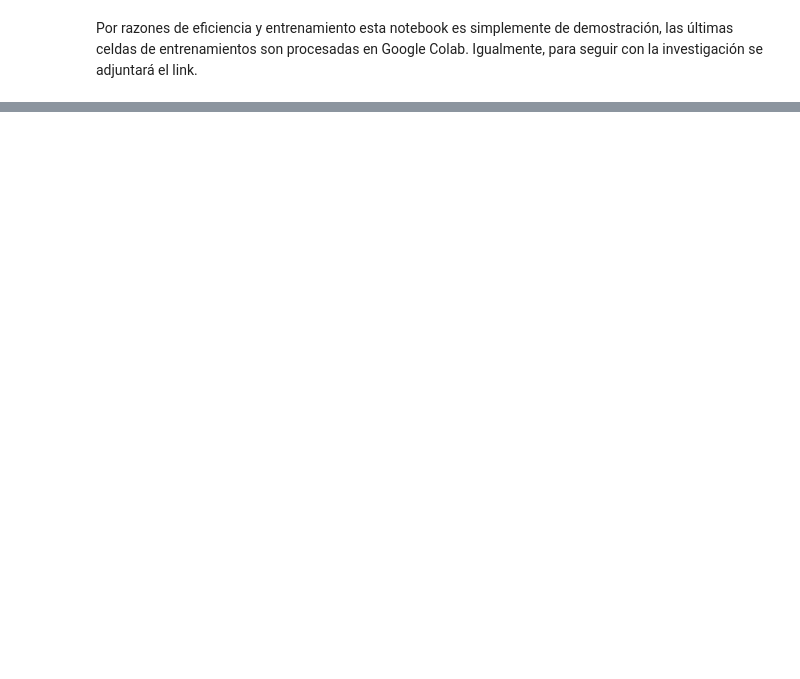
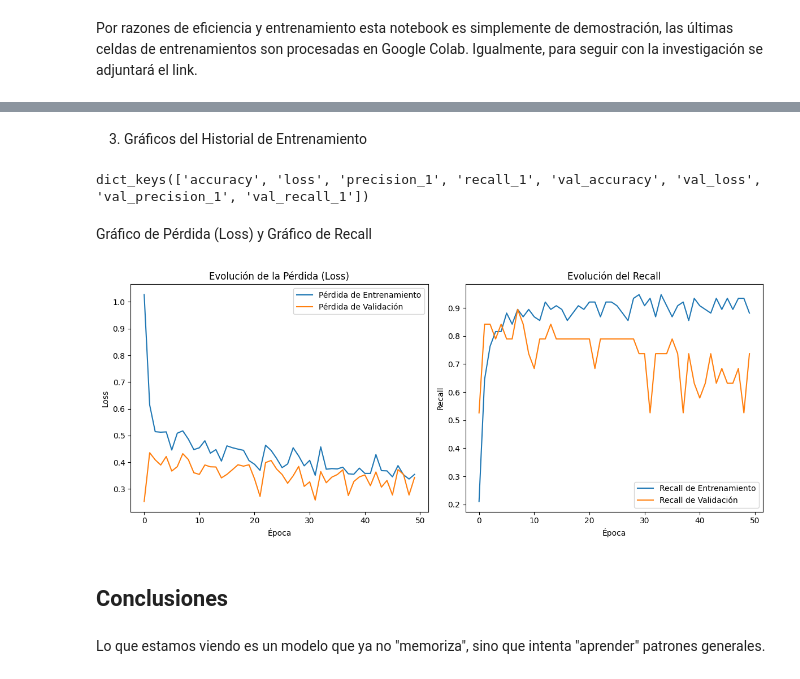
Before and after one commit to Nahuelito22/Nimbus-AI, a Jupyter notebook: notebooks/06_modelo_avanzado.ipynb, the cells around one changed output, grey strips where cells are left out. Cells and saved outputs as stored; diff of their text form; code cells hidden in the pictures; blank space fills up the shorter version.

```diff
--- a/notebooks/06_modelo_avanzado.ipynb
+++ b/notebooks/06_modelo_avanzado.ipynb
@@ -130,0 +369,9 @@ Igualmente, para seguir con la investigación se adjuntará el link.
+# %%
+modelo_avanzado_v2_1.compile(
+    optimizer='adam',
+    loss='binary_crossentropy',
+    metrics=['accuracy', tf.keras.metrics.Precision(), tf.keras.metrics.Recall()]
+)
+
+print("\nModelo Avanzado V2.1 (con Dropout) construido y compilado. Resumen:")
+modelo_avanzado_v2_1.summary()
@@ -130,0 +399,11 @@ Igualmente, para seguir con la investigación se adjuntará el link.
+# %%
+print("\nIniciando entrenamiento del Modelo V2.1...")
+historial_v2_1 = modelo_avanzado_v2_1.fit(
+    X_train_scaled,
+    y_train,
+    epochs=50,
+    validation_data=(X_test_scaled, y_test),
+    class_weight=class_weights_dict,
+    verbose=1
+)
+print("\n✅ Entrenamiento finalizado.")
@@ -130,0 +490,2 @@ Igualmente, para seguir con la investigación se adjuntará el link.
+# %% [markdown]
+3) Gráficos del Historial de Entrenamiento
@@ -130,0 +495,55 @@ Igualmente, para seguir con la investigación se adjuntará el link.
+# %%
+# Le pedimos al objeto del historial que nos diga qué métricas guardó
+print(historial_v2_1.history.keys())
+# %% [output]
+dict_keys(['accuracy', 'loss', 'precision_1', 'recall_1', 'val_accuracy', 'val_loss', 'val_precision_1', 'val_recall_1'])
+# %% [markdown]
+Gráfico de Pérdida (Loss) y Gráfico de Recall
+# %%
+import matplotlib.pyplot as plt
+import pandas as pd
+
+# Suponiendo que 'historial_v2_1' ya existe
+
+# Creamos el DataFrame del historial
+historial_df = pd.DataFrame(historial_v2_1.history)
+
+# --- CORRECCIÓN ---
+# Usá los nombres exactos que viste en la salida del paso 1
+# Lo más probable es que sean 'recall_1' y 'val_recall_1'
+NOMBRE_RECALL_ENTRENAMIENTO = 'recall_1' # <-- Cambiá esto si es necesario
+NOMBRE_RECALL_VALIDACION = 'val_recall_1'   # <-- Cambiá esto si es necesario
+
+# Verificamos que las claves existan antes de graficar
+if NOMBRE_RECALL_ENTRENAMIENTO in historial_df.columns:
+    plt.figure(figsize=(12, 5))
+
+    # Gráfico de Pérdida (Loss)
+    plt.subplot(1, 2, 1)
+    plt.plot(historial_df['loss'], label='Pérdida de Entrenamiento')
+    plt.plot(historial_df['val_loss'], label='Pérdida de Validación')
+    plt.title('Evolución de la Pérdida (Loss)')
+    plt.xlabel('Época')
+    plt.ylabel('Loss')
+    plt.legend()
+
+    # Gráfico de Recall
+    plt.subplot(1, 2, 2)
+    plt.plot(historial_df[NOMBRE_RECALL_ENTRENAMIENTO], label='Recall de Entrenamiento')
+    plt.plot(historial_df[NOMBRE_RECALL_VALIDACION], label='Recall de Validación')
+    plt.title('Evolución del Recall')
+    plt.xlabel('Época')
+    plt.ylabel('Recall')
+    plt.legend()
+
+    plt.tight_layout()
+    plt.show()
+else:
+    print(f"❌ Error: La clave '{NOMBRE_RECALL_ENTRENAMIENTO}' no se encontró en el historial.")
+    print("Claves disponibles:", historial_df.columns)
+# %% [output]
+[figure, added]
+# %% [markdown]
+## Conclusiones
+# %% [markdown]
+Lo que estamos viendo es un modelo que ya no "memoriza", sino que intenta "aprender" patrones generales.
```
Also changed, not shown: parts of 51 cells of this notebook.
